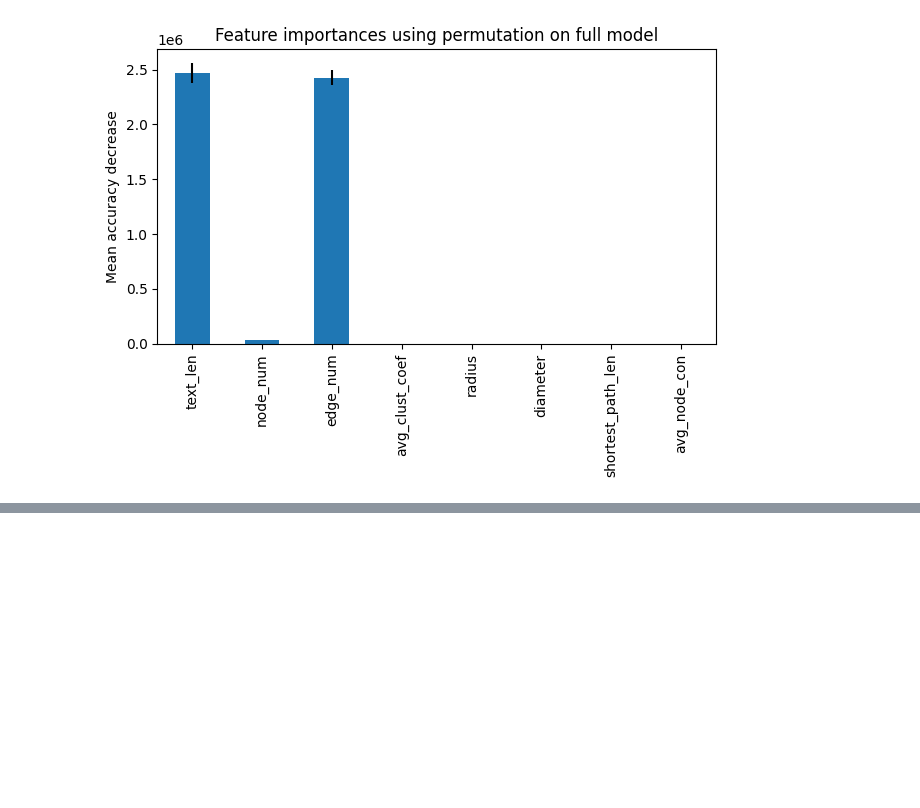
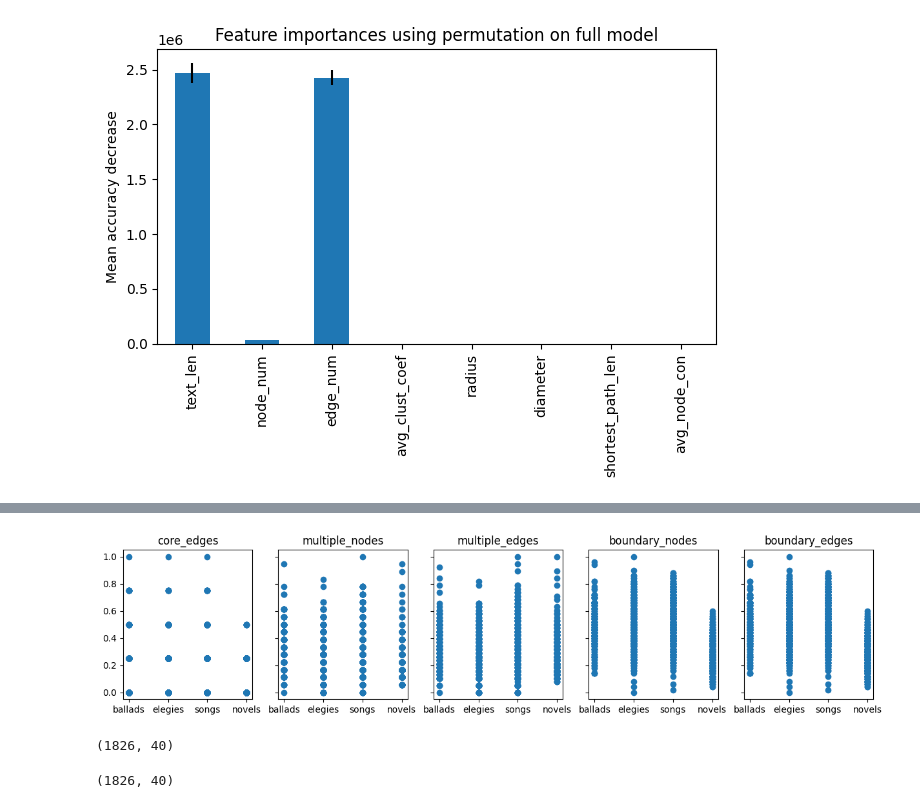
Before and after one commit to imusaeva99/literary_genre_identifier, a Jupyter notebook: notebooks/word2vec.ipynb, the cells around one changed output, grey strips where cells are left out. Saved outputs shown, nothing was run; the diff lists cells and outputs as text; code cells hidden in the pictures; blank space fills up the shorter version.

```diff
--- a/notebooks/word2vec.ipynb
+++ b/notebooks/word2vec.ipynb
@@ -272,0 +290,19 @@ plt.show()
+# %%
+core_nodes = []
+
+for sentence in sentences:
+    if not sentence:
+        continue
+    core_nodes_sent = [i[0] for i in Counter(sentence).most_common(10)]
+    core_nodes.append(core_nodes_sent)
+# %%
+rel_freqs = []
+
+for sentence in sentences:
+    if not sentence:
+        continue
+    freqs = Counter(sentence)
+    rel_freqs_sent = {}
+    for i in freqs:
+        rel_freqs_sent[i] = freqs[i]/len(sentence)
+    rel_freqs.append(rel_freqs_sent)
@@ -272,0 +421,18 @@ plt.show()
+# %%
+fig, axs = plt.subplots(1, 5, figsize=(15, 3))
+
+axs[0].scatter(true_labels, normalize(np.array(core_edges)))
+axs[0].set_title('core_edges')
+axs[1].scatter(true_labels, normalize(np.array(multiple_nodes)))
+axs[1].set_title('multiple_nodes')
+axs[2].scatter(true_labels, normalize(np.array(multiple_edges)))
+axs[2].set_title('multiple_edges')
+axs[3].scatter(true_labels, normalize(np.array(boundary_nodes)))
+axs[3].set_title('boundary_nodes')
+axs[4].scatter(true_labels, normalize(np.array(boundary_edges)))
+axs[4].set_title('boundary_edges')
+
+for ax in axs.flat:
+    ax.label_outer()
+# %% [output]
+[figure, added]
@@ -272,0 +495,8 @@ plt.show()
+# %%
+np.array(sent_features).shape
+# %% [output]
+(1826, 40)
+# %%
+np.array(sent_features_new).shape
+# %% [output]
+(1826, 40)
```
Also changed, not shown: parts of 16 cells of this notebook.
